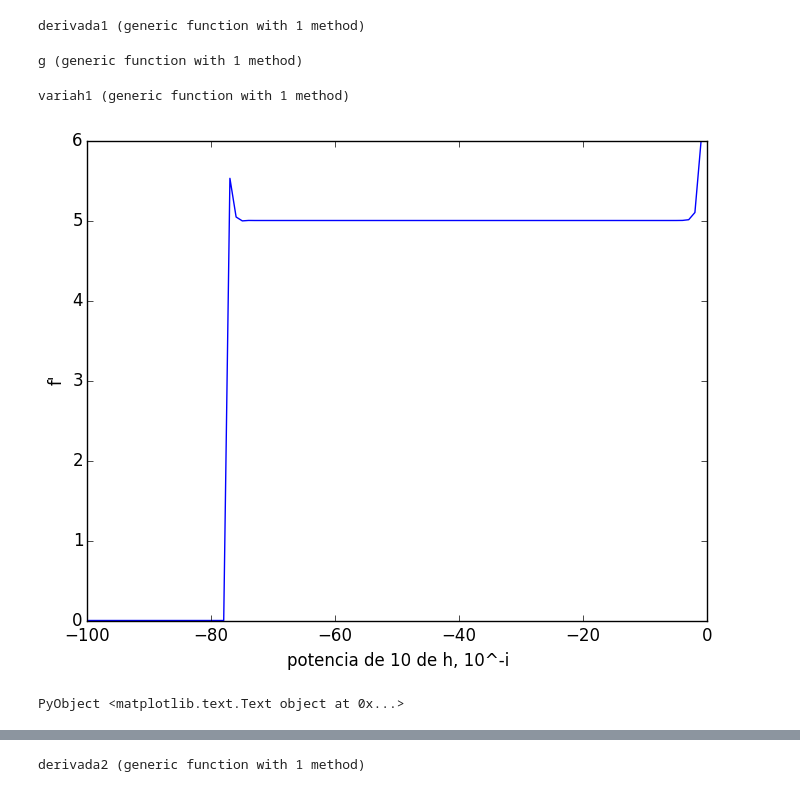
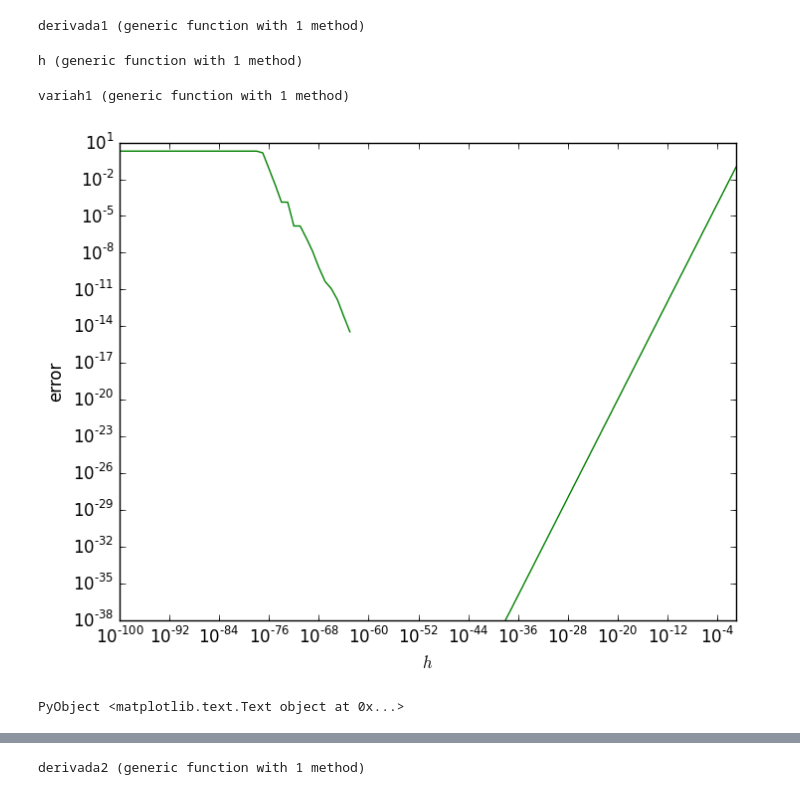
Before and after one commit to lbenet/2016-1_TemasSelectosFisComp, a Jupyter notebook: tareas/Ceboc/1-EjerciciosJulia.ipynb, the cells around one changed output, grey strips where cells are left out. Drawn from its saved outputs; the diff is of its cells as text; code cells hidden in the pictures.

```diff
--- a/tareas/Ceboc/1-EjerciciosJulia.ipynb
+++ b/tareas/Ceboc/1-EjerciciosJulia.ipynb
@@ -53,11 +66,14 @@ Lo que noté es que la $\epsilon$ se va refinando conforme el paso se va haciend
 
 En estos ejercicios quizá deban perdonar mis códigos, estoy un poco oxidado en julia.
 # %%
-for i in 0:0.00001:1000   #First question
-    a= 1.0-10.0^(-1000+i) #Veo qué le hace un número lo suficientente pequeño al ser restado de 1
-    if(a != 1.0)  #Si le hizo algo, ie. identifica al resultado distinto de uno
-        println(10.0^(-1000+i))  #imprime el valor que hizo el cambio
-        println(i)  #e imprime el valor del índice al cual se dió el cambio.
+b=0
+c=0
+for i in 0:1:1000   #First question
+    c=10.0^(-1000+i)
+    b = 1.0-c #Veo qué le hace un número lo suficientente pequeño al ser restado de 1
+    if(b != 1.0)  #Si le hizo algo, ie. identifica al resultado distinto de uno
+        println(c)  #imprime el valor que hizo el cambio
+        println(-1000+i+1)  #e imprime el valor de la potencia de 10 a la que se dió el cambio
         break
     end
 end
@@ -67,9 +95,12 @@ end
 # %%
-for i in 0:0.00001:1000 #Second question
-    a= 10.0-10.0^(-1000+i)  #lo mismo que el ejercicio anterior, solo que ahora se le resta a 10 en vez de a 1.
-    if(a != 10.0)
-        println(10.0^(-1000+i))
-        println(i)
+b=0
+c=0
+for i in 0:1:1000   #Second question
+    c=10.0^(-1000+i) #Lo mismo que el programa anterior solo que ahora se evalua para 10.
+    b = 10.0-c
+    if(b != 10.0)
+        println(c)
+        println(-1000+i+1)
         break
     end
 end
@@ -114,16 +164,17 @@ derivada1 (generic function with 1 method)
 # %%
 f(x) = x^2       #Aquí se pueden modificar las funciones a su antojo
 g(x) = 2x^5-6x^4+3.3x^3+1.1x^2+7x-12.1
+h(x) = tan(x)
 # %% [output]
-g (generic function with 1 method)
+h (generic function with 1 method)
 # %%
 function variah1(funct,x0) #como entradas una función y un valor de x
     dat = zeros(100,2) #hago un arreglo de zeros de 2 columnas y 100 hileras
     tam = length(dat[:,1]) #mido las hileras
 
-    for i in 0:tam-1    #hago correr el índice para reasignar los valores de la primera columna a los valores de la
-        dat[i+1,1]=-i   #la potencia de 10 que le meto el paso, del más grande al más chico
-        dat[i+1,2]=derivada1(f,big(x0),10.0^-i) #lo hice así por que en el eje x si lo hacia directo con el tamaño del
+    for i in 1:tam    #hago correr el índice para reasignar los valores de la primera columna a los valores de la
+        dat[i,1]=10.0^-i   #la potencia de 10 que le meto el paso, del más grande al más chico
+        dat[i,2]=abs(funct'(big(x0))-derivada1(f,big(x0),10.0^-i)) #lo hice así por que en el eje x si lo hacia directo con el tamaño del
     end         #paso no se graficaba correctamente.
     return dat
 end
@@ -134,10 +183,10 @@ using PyPlot #Mando a llamar el paquete de graficación PyPlot
 # %%
-k = variah1(f,2.5);  #evaluo f' en x_o=2.5
-plot(k[:,1],k[:,2])  #grafico los valores.
-xlabel("potencia de 10 de h, 10^-i")
-ylabel("f'")
+k = variah1(f,1);  #evaluo f' en x_o=2.5
+loglog(k[:,1],k[:,2],"g")  #grafico los valores.
+xlabel(L"h")
+ylabel("error")
 # %% [output]
-[figure, old version]
+[figure, new version]
 PyObject <matplotlib.text.Text object at 0x...>
 # %%
 l=variah1(g,8) #evaluo g' en x=8
```
Also changed, not shown: parts of 34 cells of this notebook.
